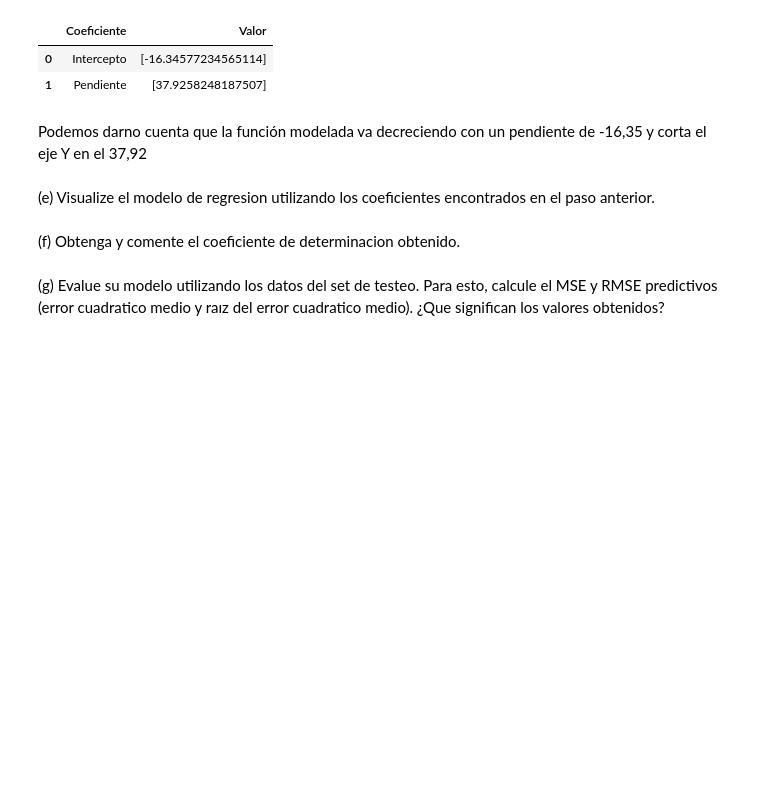
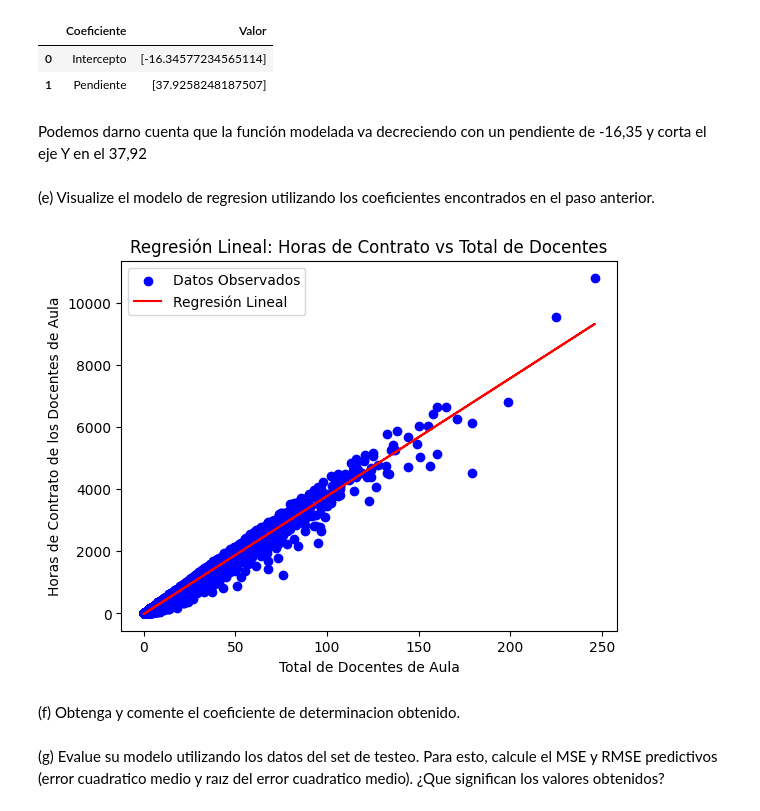
Before and after one commit to Dxeg0o/proyecto_cdd_2, a Jupyter notebook: proyecto.ipynb, the cells around one changed output. Drawn from its saved outputs; the diff is of its cells as text; code cells hidden in the pictures; blank space fills up the shorter version.

```diff
--- a/proyecto.ipynb
+++ b/proyecto.ipynb
@@ -228,6 +228,16 @@ resultados
 Podemos darno cuenta que la función modelada va decreciendo con un pendiente de -16,35 y corta el eje Y en el 37,92
 # %% [markdown]
 (e) Visualize el modelo de regresion utilizando los coeficientes encontrados en el paso anterior.
+# %%
+plt.scatter(X_train, y_train, color='blue', label='Datos Observados')
+plt.plot(X_train, modelo.predict(X_train), color='red', label='Regresión Lineal')
+plt.xlabel('Total de Docentes de Aula')
+plt.ylabel('Horas de Contrato de los Docentes de Aula')
+plt.title('Regresión Lineal: Horas de Contrato vs Total de Docentes')
+plt.legend()
+plt.show()
+# %% [output]
+[figure, added]
 # %% [markdown]
 (f) Obtenga y comente el coeficiente de determinacion obtenido.
 # %% [markdown]
```
